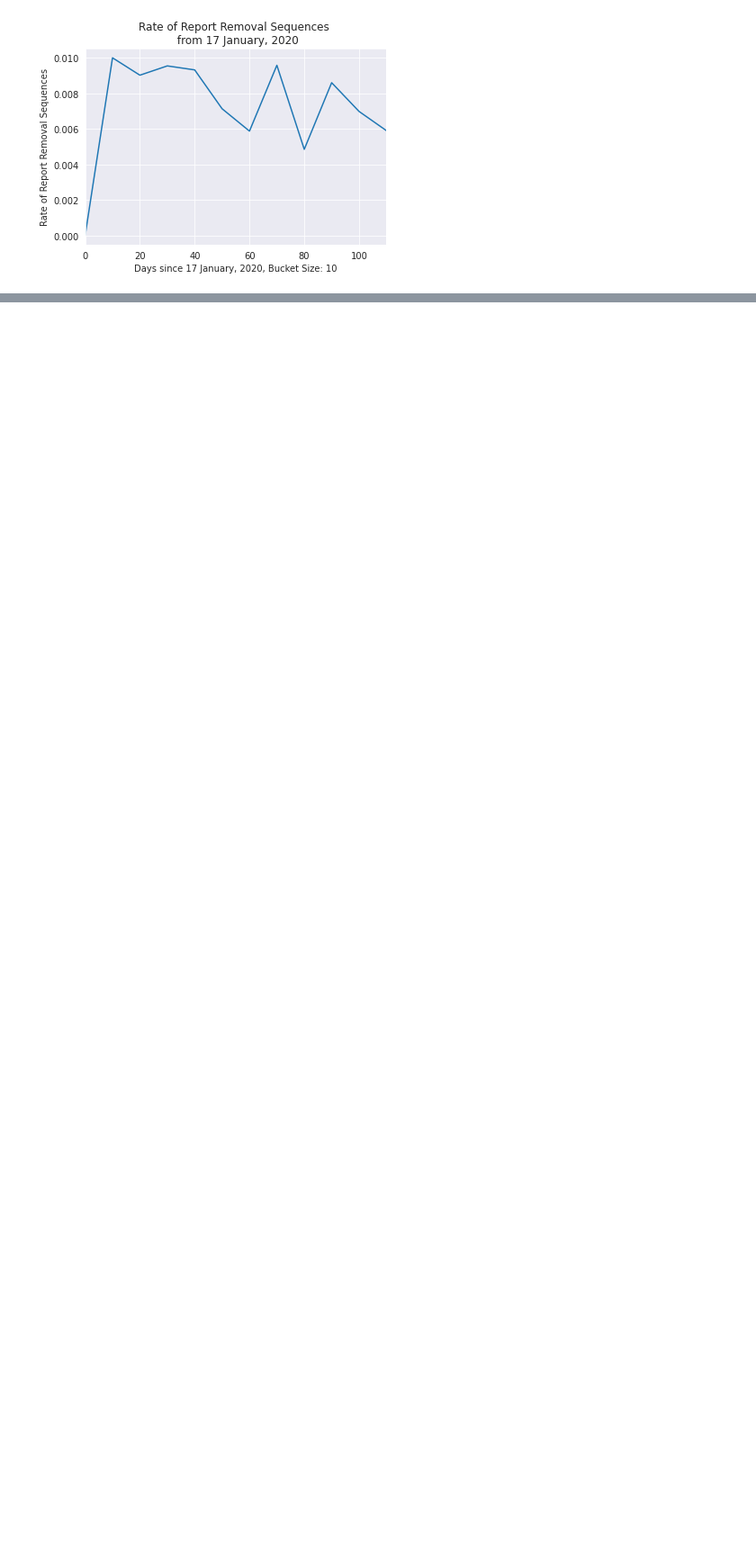
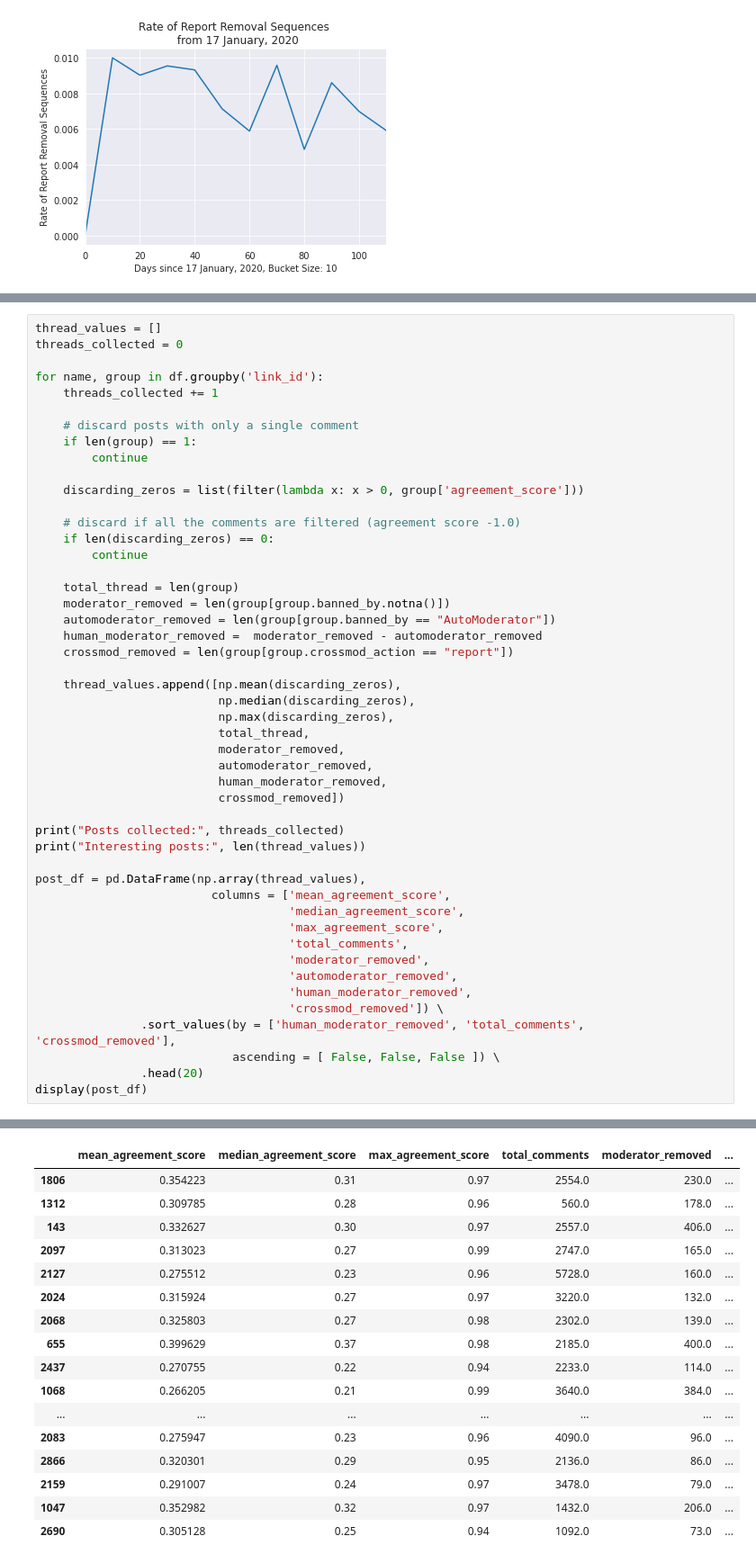
Before and after one commit to adishy/crossmod, a Jupyter notebook: analysis/reporting-experiment.ipynb, the cells around one changed output, grey strips where cells are left out. Shown at 90% size. Cells and saved outputs as stored; diff of their text form; blank space fills up the shorter version.

Commit message:
Updating reporting experiment to start post related findings

```diff
--- a/analysis/reporting-experiment.ipynb
+++ b/analysis/reporting-experiment.ipynb
@@ -636,0 +642,49 @@ plt.show()
+# %%
+thread_values = []
+threads_collected = 0
+
+for name, group in df.groupby('link_id'):
+    threads_collected += 1
+
+    # discard posts with only a single comment
+    if len(group) == 1:
+        continue
+
+    discarding_zeros = list(filter(lambda x: x > 0, group['agreement_score']))
+
+    # discard if all the comments are filtered (agreement score -1.0)
+    if len(discarding_zeros) == 0:
+        continue
+
+    total_thread = len(group)
+    moderator_removed = len(group[group.banned_by.notna()])
+    automoderator_removed = len(group[group.banned_by == "AutoModerator"])
+    human_moderator_removed =  moderator_removed - automoderator_removed
+    crossmod_removed = len(group[group.crossmod_action == "report"])
+
+    thread_values.append([np.mean(discarding_zeros),
+                          np.median(discarding_zeros),
+                          np.max(discarding_zeros),
+                          total_thread,
+                          moderator_removed,
+                          automoderator_removed,
+                          human_moderator_removed,
+                          crossmod_removed])
+
+print("Posts collected:", threads_collected)
+print("Interesting posts:", len(thread_values))
+
+post_df = pd.DataFrame(np.array(thread_values),
+                         columns = ['mean_agreement_score',
+                                    'median_agreement_score',
+                                    'max_agreement_score',
+                                    'total_comments',
+                                    'moderator_removed',
+                                    'automoderator_removed',
+                                    'human_moderator_removed',
+                                    'crossmod_removed']) \
+               .sort_values(by = ['human_moderator_removed', 'total_comments', 'crossmod_removed'],
+                            ascending = [ False, False, False ]) \
+               .head(20)
+display(post_df)
+# %% [output]
@@ -636,0 +693,17 @@ plt.show()
+|  | mean_agreement_score | median_agreement_score | max_agreement_score | total_comments | moderator_removed | ... |
+| 1806 | 0.354223 | 0.31 | 0.97 | 2554.0 | 230.0 | ... |
+| 1312 | 0.309785 | 0.28 | 0.96 | 560.0 | 178.0 | ... |
+| 143 | 0.332627 | 0.30 | 0.97 | 2557.0 | 406.0 | ... |
+| 2097 | 0.313023 | 0.27 | 0.99 | 2747.0 | 165.0 | ... |
+| 2127 | 0.275512 | 0.23 | 0.96 | 5728.0 | 160.0 | ... |
+| 2024 | 0.315924 | 0.27 | 0.97 | 3220.0 | 132.0 | ... |
+| 2068 | 0.325803 | 0.27 | 0.98 | 2302.0 | 139.0 | ... |
+| 655 | 0.399629 | 0.37 | 0.98 | 2185.0 | 400.0 | ... |
+| 2437 | 0.270755 | 0.22 | 0.94 | 2233.0 | 114.0 | ... |
+| 1068 | 0.266205 | 0.21 | 0.99 | 3640.0 | 384.0 | ... |
+| ... | ... | ... | ... | ... | ... | ... |
+| 2083 | 0.275947 | 0.23 | 0.96 | 4090.0 | 96.0 | ... |
+| 2866 | 0.320301 | 0.29 | 0.95 | 2136.0 | 86.0 | ... |
+| 2159 | 0.291007 | 0.24 | 0.97 | 3478.0 | 79.0 | ... |
+| 1047 | 0.352982 | 0.32 | 0.97 | 1432.0 | 206.0 | ... |
+| 2690 | 0.305128 | 0.25 | 0.94 | 1092.0 | 73.0 | ... |
```
Also changed, not shown: parts of 4 cells of this notebook, 1 other file.
